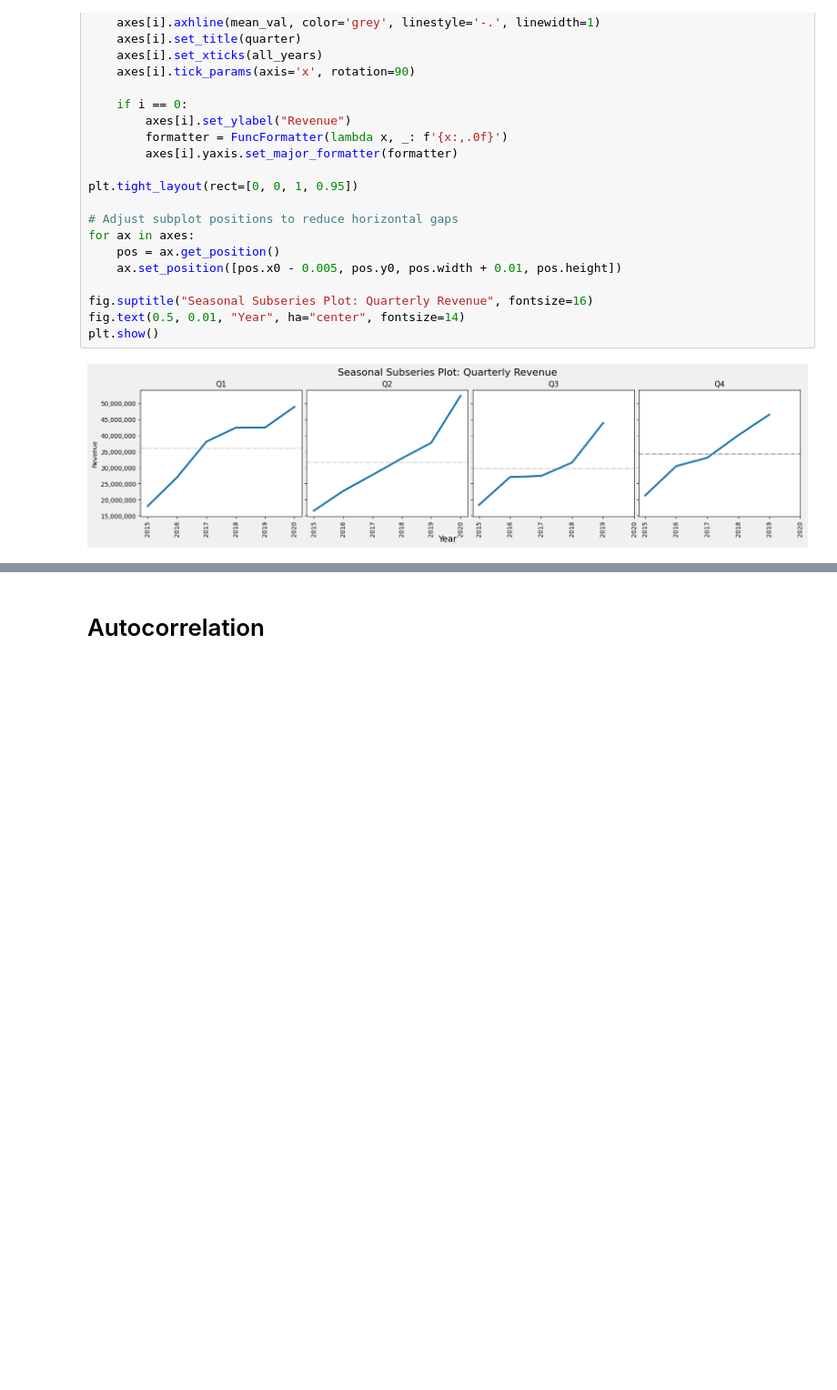
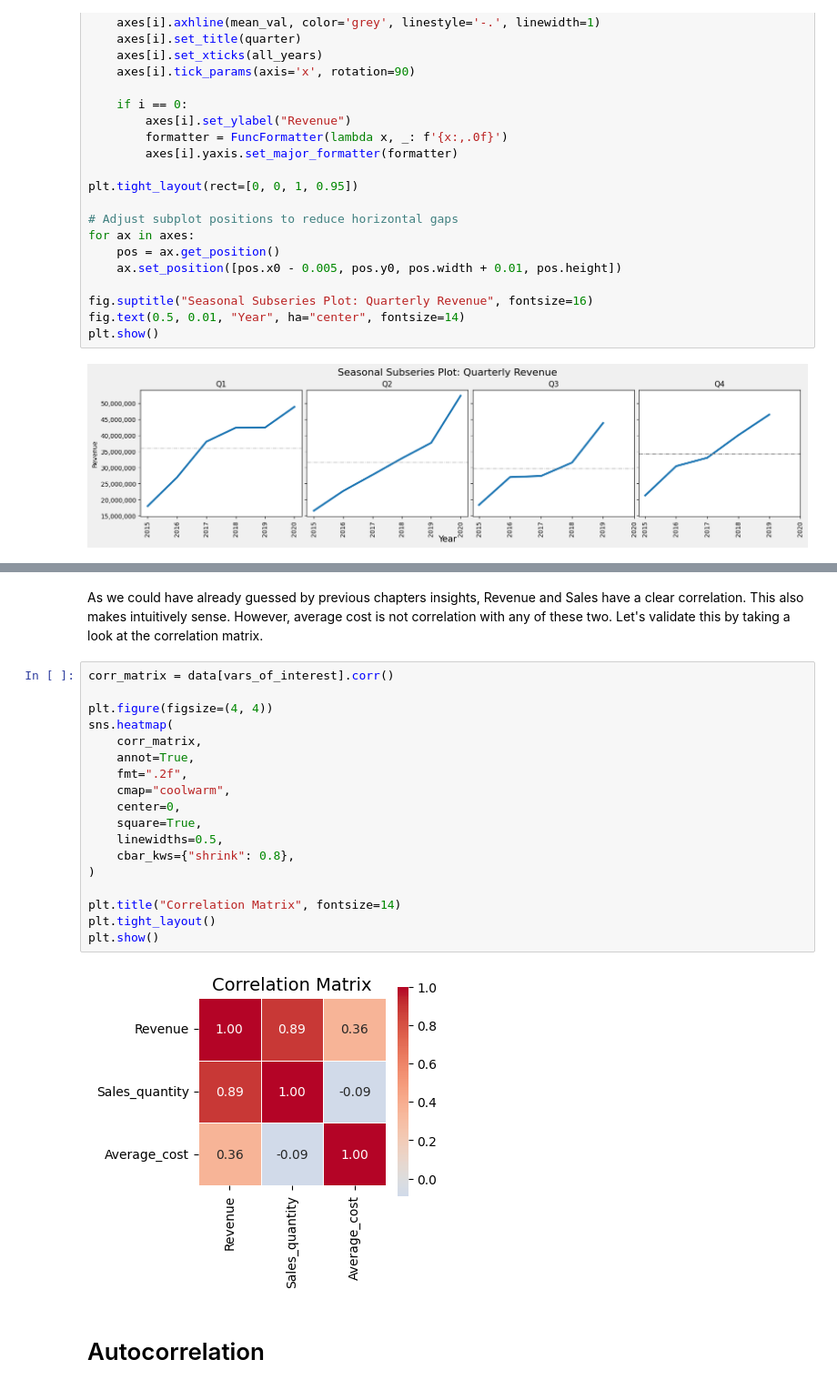
Before and after one commit to PeeteKeesel/kaggle-verse, a Jupyter notebook: time-series-understanding-autocorrelation.ipynb, the cells around one changed output, grey strips where cells are left out. Shown at 91% size. Saved outputs shown, nothing was run; the diff lists cells and outputs as text; blank space fills up the shorter version.

```diff
--- a/time-series-understanding-autocorrelation.ipynb
+++ b/time-series-understanding-autocorrelation.ipynb
@@ -368,2 +395,24 @@ plt.show()
+# %% [markdown]
+As we could have already guessed by previous chapters insights, Revenue and Sales have a clear correlation. This also makes intuitively sense. However, average cost is not correlation with any of these two. Let's validate this by taking a look at the correlation matrix.
+# %%
+corr_matrix = data[vars_of_interest].corr()
+
+plt.figure(figsize=(4, 4))
+sns.heatmap(
+    corr_matrix,
+    annot=True,
+    fmt=".2f",
+    cmap="coolwarm",
+    center=0,
+    square=True,
+    linewidths=0.5,
+    cbar_kws={"shrink": 0.8},
+)
+
+plt.title("Correlation Matrix", fontsize=14)
+plt.tight_layout()
+plt.show()
+# %% [output]
+[figure, added]
 # %% [markdown]
 # Autocorrelation
```
Also changed, not shown: parts of 3 cells of this notebook.
